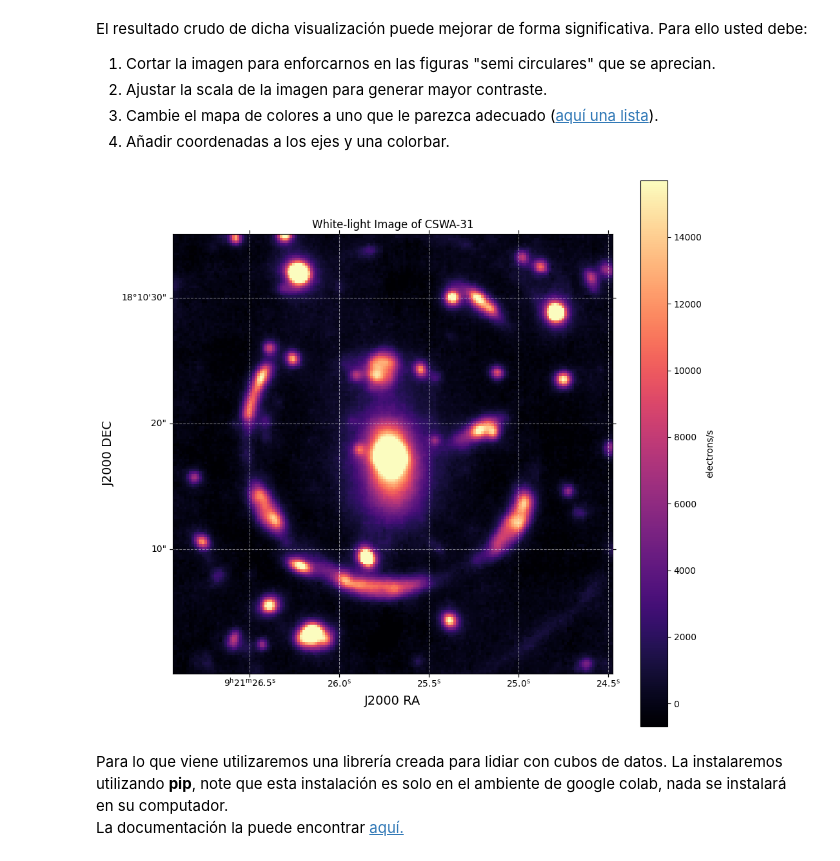
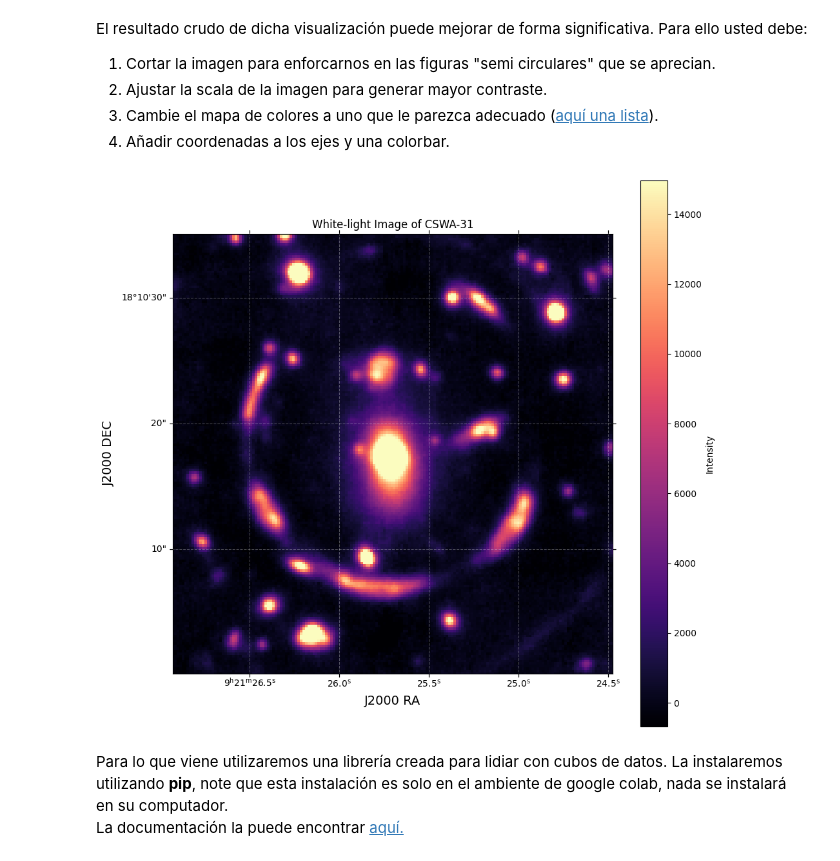
Before and after one commit to CrushinAngel/Tarea-4, a Jupyter notebook: Tarea4.ipynb, the cells around one changed output. Cells and saved outputs as stored; diff of their text form; code cells hidden in the pictures.

```diff
--- a/Tarea4.ipynb
+++ b/Tarea4.ipynb
@@ -157,31 +157,37 @@ Para ello usted debe:
 # %%
 # Solución
 from astropy.wcs import WCS
 # Utilice el siguiente wcs para añadir las coordenadas a su visualización.
 wcs = WCS(cubo[1].header)
 wcs = wcs[0,:,:]
-val = 0.6
+
+# Al utilizar nanpercentiles, podremos ajustar la escala de la imagen al camniar val
+# hasta un contraste que sea preferido
+val = 0.65
 percentiles = np.nanpercentile(white_light_image.flatten(), [val, 100-val])
 
 # Haga su gráfico a continuación:
 
 plt.figure(figsize = (11, 11))
 
-plt.subplot(projection = wcs)
-plt.imshow(white_light_image, cmap = 'magma')
+plt.subplot(projection = wcs) # Nos ayuda a poner ticks en las coordenadas utilizadas, con sus unidades
+plt.imshow(white_light_image, cmap = 'magma') # Cambio en el colormap (aguante magma)
 plt.clim(percentiles[0], percentiles[1])
-plt.colorbar(label = 'electrons/s')
+plt.colorbar(label = 'Intensity')
 
+# Límites que me permitan centrar a CSWA-31
 plt.xlim(75, 250)
 plt.ylim(75, 250)
 
+# Labels y título
 plt.title('White-light Image of CSWA-31')
-plt.xlabel('J2000 RA', fontsize = 14)
-plt.ylabel('J2000 DEC', fontsize = 14)
-plt.grid(color='white', ls='--', alpha = 0.5)
+plt.xlabel('J2000 RA', fontsize = 14) # Añado época de las coordenad, aunque
+plt.ylabel('J2000 DEC', fontsize = 14) # entiendo que J2000 es prácticamente estándar actualmente
+
+plt.grid(color='white', ls='--', alpha = 0.3) # Grid pero bajo perfil
 plt.show()
 # %% [output]
-[figure, old version]
+[figure, new version]
 # %% [markdown]
 Para lo que viene utilizaremos una librería creada para lidiar con cubos de datos.
 La instalaremos utilizando **pip**, note que esta instalación es solo en el ambiente de google colab, nada se instalará en su computador.
```
Also changed, not shown: parts of 8 cells of this notebook.
